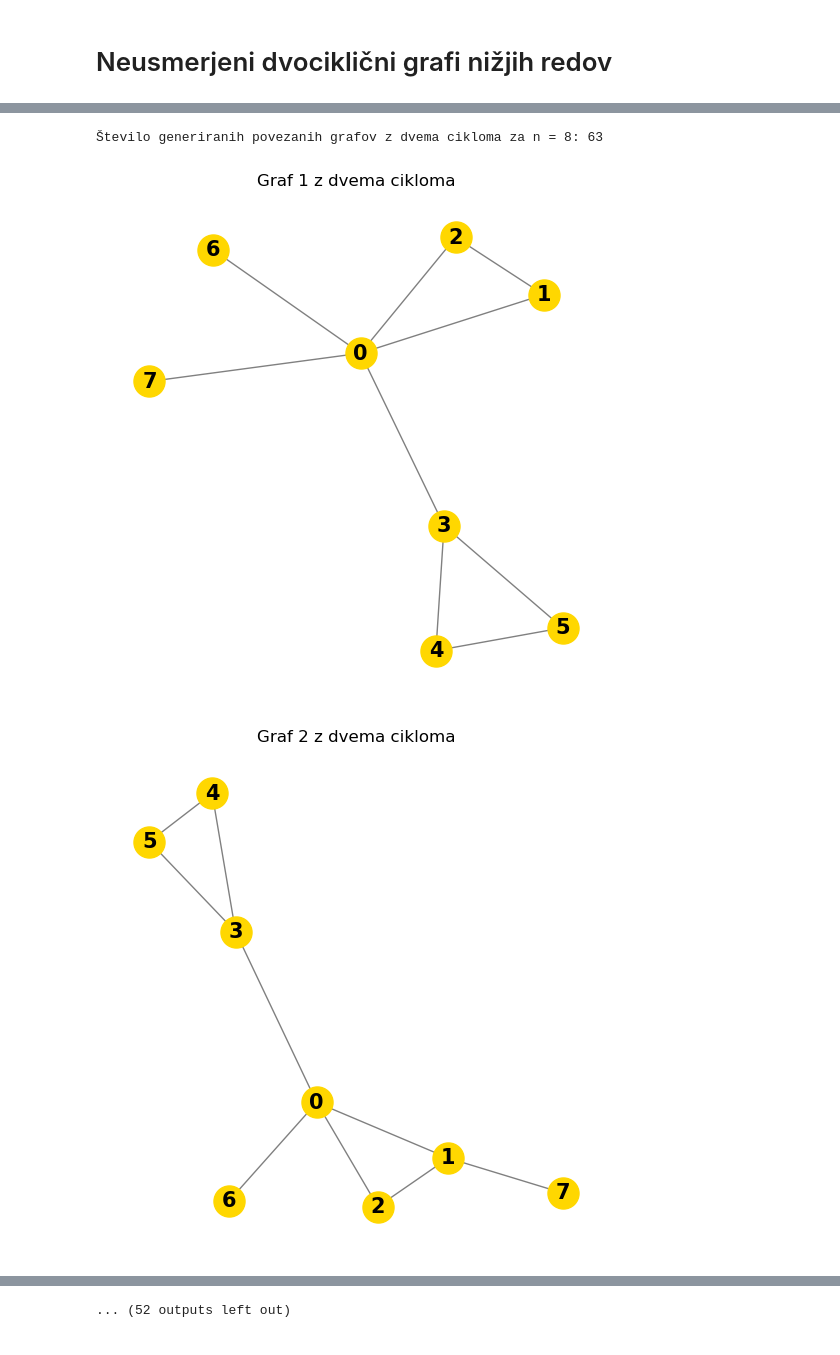
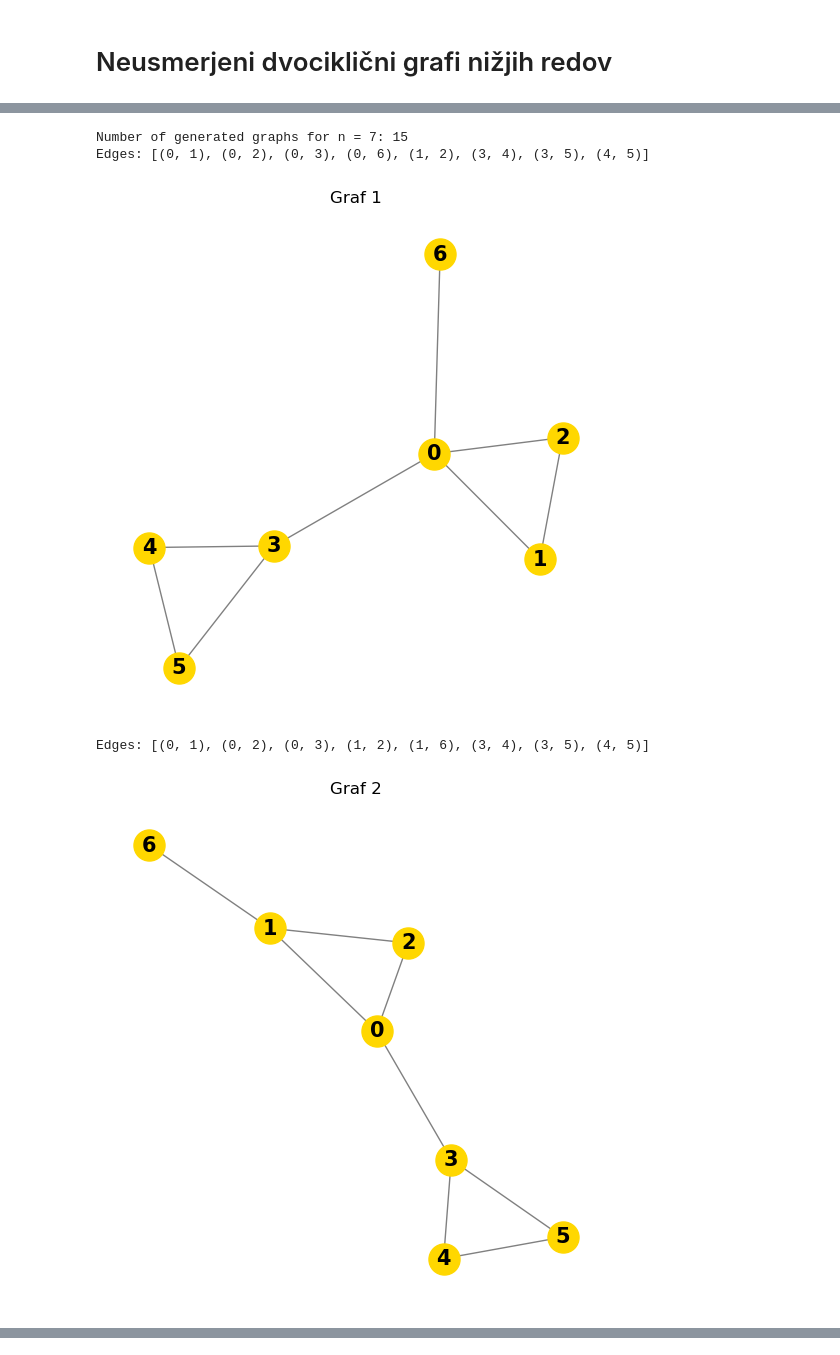
Before and after one commit to oskartezak/Laplacian-integral-graphs, a Jupyter notebook: bicyclic.ipynb, the cells around one changed output, grey strips where cells are left out. Cells and saved outputs as stored; diff of their text form; code cells hidden in the pictures.

```diff
--- a/bicyclic.ipynb
+++ b/bicyclic.ipynb
@@ -15,8 +15,13 @@ def is_laplacian_integer_graph(G):
 def generate_graphs_with_two_cycles(n):
     graphs = []
 
-    if n < 6:
-        return graphs
+    # Izjema
+    if n == 5:
+        edges = [(0, 1), (1, 2), (0, 2), (3, 2), (3, 4), (4, 2)]
+        new_graph = nx.Graph()
+        new_graph.add_edges_from(edges)
+        graphs.append(new_graph)
+
 
     # Dolžine ciklov
     for k1 in range(3, n - 2):
@@ -97,14 +102,17 @@ def generate_graphs_with_two_cycles(n):
 # %%
-generate_graphs_with_two_cycles = generate_graphs_with_two_cycles(8)
+generate_graphs_with_two_cycles = generate_graphs_with_two_cycles(7)
 
-print(f"Število generiranih povezanih grafov z dvema cikloma za n = 8: {len(generate_graphs_with_two_cycles)}")
+print(f"Number of generated graphs for n = 7: {len(generate_graphs_with_two_cycles)}")
 
 for i, graph in enumerate(generate_graphs_with_two_cycles):
+    print("Edges:", list(graph.edges()))
     plt.figure(figsize = (5, 5))
     nx.draw(graph, with_labels = True, node_color = 'gold' , node_size = 500, font_size = 15, font_color = 'black', font_weight = 'bold', edge_color = 'gray')
-    plt.title(f'Graf {i + 1} z dvema cikloma')
+    plt.title(f'Graf {i + 1}')
     plt.show()
 # %% [output]
-Število generiranih povezanih grafov z dvema cikloma za n = 8: 63
+Number of generated graphs for n = 7: 15
+Edges: [(0, 1), (0, 2), (0, 3), (0, 6), (1, 2), (3, 4), (3, 5), (4, 5)]
-[figure, old version]
+[figure, new version]
+Edges: [(0, 1), (0, 2), (0, 3), (1, 2), (1, 6), (3, 4), (3, 5), (4, 5)]
-[figure, old version]
+[figure, new version]
@@ -120 +126,0 @@ for i, graph in enumerate(generate_graphs_with_two_cycles):
-... (52 outputs left out)
```
Also changed, not shown: parts of 8 cells of this notebook, 1 other file.
